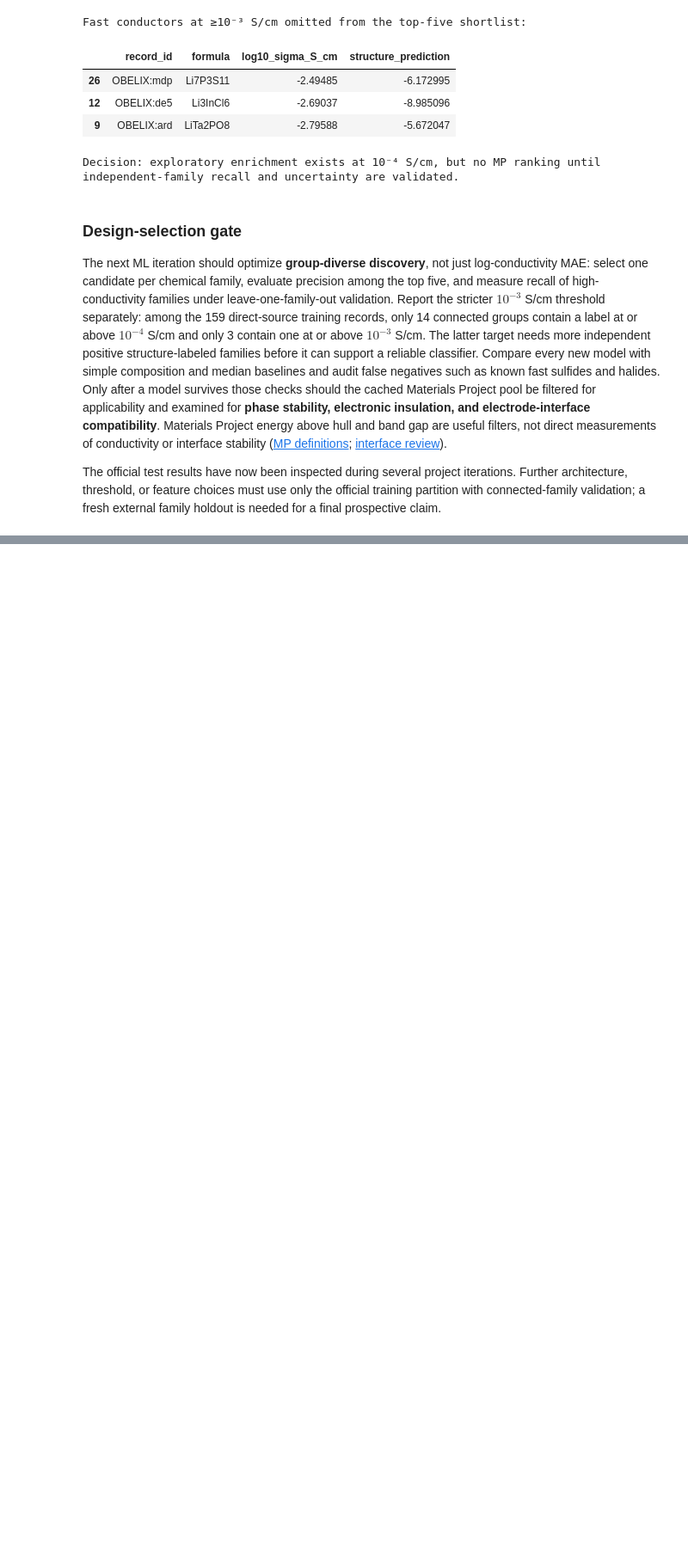
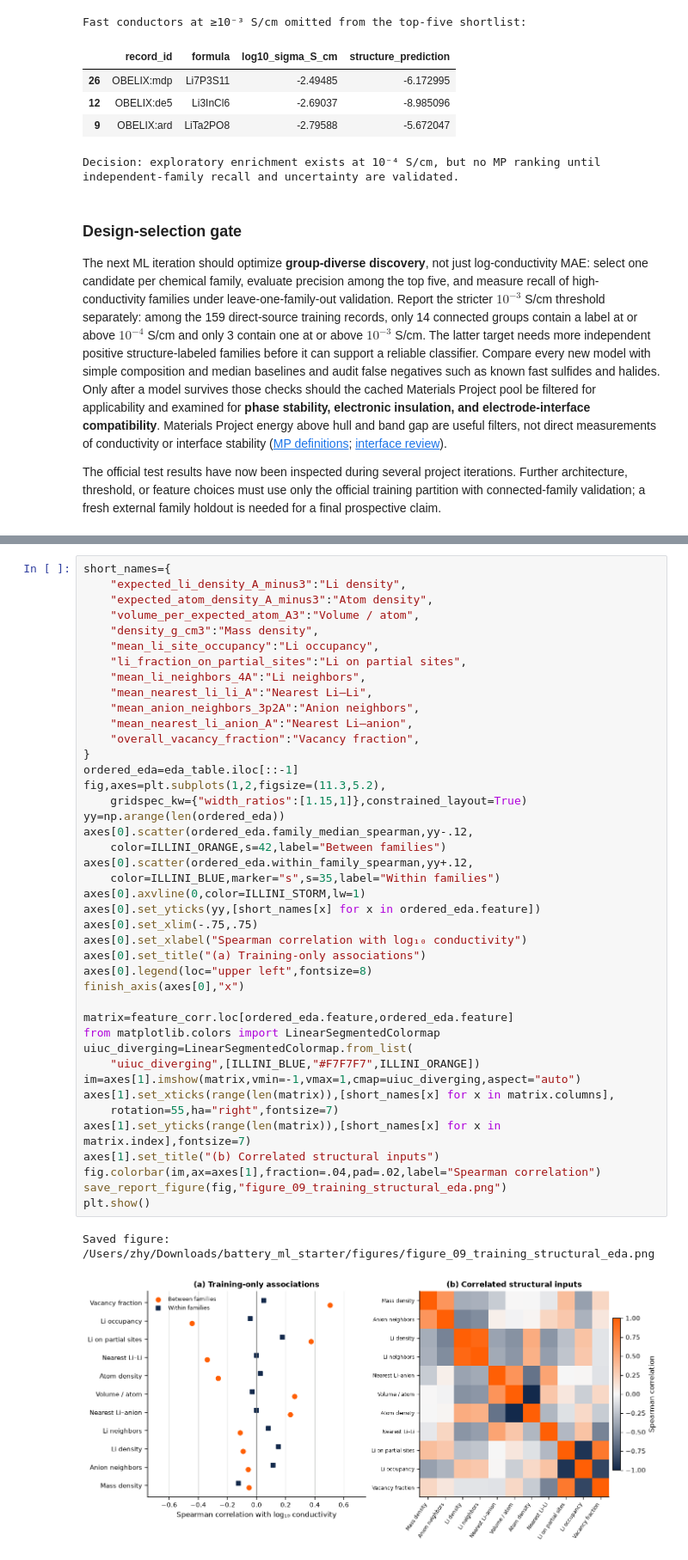
Before and after one commit to ZJYang-96485/Physics-Informed-Neural-Network-and-Multiscale-Simulations-for-Lithium-Ion-Conductors, a Jupyter notebook: battery_materials_project.ipynb, the cells around one changed output, grey strips where cells are left out. Shown at 86% size. Saved outputs shown, nothing was run; the diff lists cells and outputs as text; blank space fills up the shorter version.

Commit message:
Specify MP neural inputs and audit physics-informed design variables

```diff
--- a/battery_materials_project.ipynb
+++ b/battery_materials_project.ipynb
@@ -3207,0 +3338,45 @@ The official test results have now been inspected during several project iterati
+# %%
+short_names={
+    "expected_li_density_A_minus3":"Li density",
+    "expected_atom_density_A_minus3":"Atom density",
+    "volume_per_expected_atom_A3":"Volume / atom",
+    "density_g_cm3":"Mass density",
+    "mean_li_site_occupancy":"Li occupancy",
+    "li_fraction_on_partial_sites":"Li on partial sites",
+    "mean_li_neighbors_4A":"Li neighbors",
+    "mean_nearest_li_li_A":"Nearest Li–Li",
+    "mean_anion_neighbors_3p2A":"Anion neighbors",
+    "mean_nearest_li_anion_A":"Nearest Li–anion",
+    "overall_vacancy_fraction":"Vacancy fraction",
+}
+ordered_eda=eda_table.iloc[::-1]
+fig,axes=plt.subplots(1,2,figsize=(11.3,5.2),
+    gridspec_kw={"width_ratios":[1.15,1]},constrained_layout=True)
+yy=np.arange(len(ordered_eda))
+axes[0].scatter(ordered_eda.family_median_spearman,yy-.12,
+    color=ILLINI_ORANGE,s=42,label="Between families")
+axes[0].scatter(ordered_eda.within_family_spearman,yy+.12,
+    color=ILLINI_BLUE,marker="s",s=35,label="Within families")
+axes[0].axvline(0,color=ILLINI_STORM,lw=1)
+axes[0].set_yticks(yy,[short_names[x] for x in ordered_eda.feature])
+axes[0].set_xlim(-.75,.75)
+axes[0].set_xlabel("Spearman correlation with log₁₀ conductivity")
+axes[0].set_title("(a) Training-only associations")
+axes[0].legend(loc="upper left",fontsize=8)
+finish_axis(axes[0],"x")
+
+matrix=feature_corr.loc[ordered_eda.feature,ordered_eda.feature]
+from matplotlib.colors import LinearSegmentedColormap
+uiuc_diverging=LinearSegmentedColormap.from_list(
+    "uiuc_diverging",[ILLINI_BLUE,"#F7F7F7",ILLINI_ORANGE])
+im=axes[1].imshow(matrix,vmin=-1,vmax=1,cmap=uiuc_diverging,aspect="auto")
+axes[1].set_xticks(range(len(matrix)),[short_names[x] for x in matrix.columns],
+    rotation=55,ha="right",fontsize=7)
+axes[1].set_yticks(range(len(matrix)),[short_names[x] for x in matrix.index],fontsize=7)
+axes[1].set_title("(b) Correlated structural inputs")
+fig.colorbar(im,ax=axes[1],fraction=.04,pad=.02,label="Spearman correlation")
+save_report_figure(fig,"figure_09_training_structural_eda.png")
+plt.show()
+# %% [output]
+Saved figure: /Users/zhy/Downloads/battery_ml_starter/figures/figure_09_training_structural_eda.png
+[figure, added]
```
Also changed, not shown: parts of 15 cells of this notebook, 7 other files.
